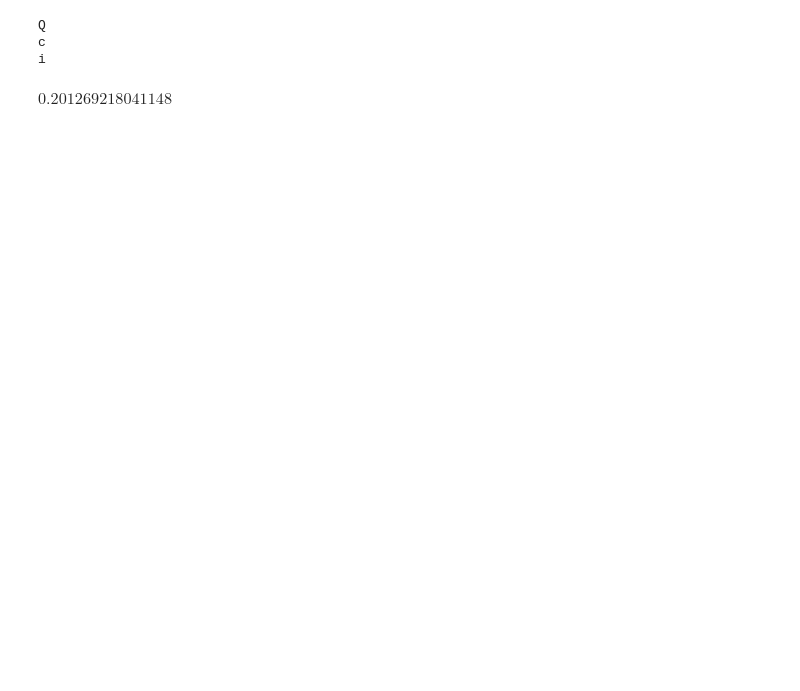
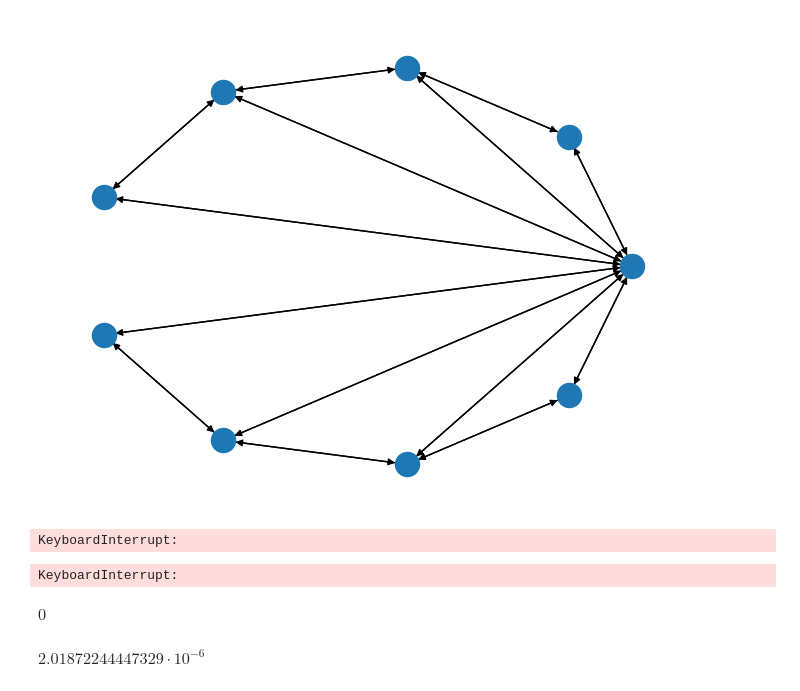
Before and after one commit to alcaemre/linearframework, a Jupyter notebook: linearframework/scripts/testing_umFPT_hopfield_barrier.ipynb, the cells around one changed output. Cells and saved outputs as stored; diff of their text form; code cells hidden in the pictures; blank space fills up the shorter version.

```diff
--- a/linearframework/scripts/testing_umFPT_hopfield_barrier.ipynb
+++ b/linearframework/scripts/testing_umFPT_hopfield_barrier.ipynb
@@ -26,36 +13,66 @@ terminal_vertices = [f'p_{p}', f'p_bar_{p}']
-# %%
-graph = nx.DiGraph()
-graph.add_edges_from(p3_edge_to_sym.keys())
-
-sym_lap = ca.generate_sym_laplacian(graph, p3_edge_to_sym)
-n = sym_lap.rows
-m = len(terminal_vertices)
-Q_n_minus_2 = ca.get_sigma_Q_k(sym_lap, n-m)[1]
-print('Q')
-correct = lfr.sum_sym_weights_jq_roots_ij_path(graph, sym_lap, Q_n_minus_2, terminal_vertices, '1', f'p_{p}')
-print('c')
-incorrect = lfr.sum_sym_weights_jq_roots_ij_path(graph, sym_lap, Q_n_minus_2, terminal_vertices, '1', f'p_bar_{p}')
-print('i')
-
-splitting_ratio = incorrect / correct
-# %% [output]
-Q
-c
-i
+# %%
+p = 4
+butterfly_dict = gen.gen_core_butterfly_dict(5, p)
+
+butterfly_edges = list(butterfly_dict.keys())
+# butterfly_edges.extend([(f'p_{p}', 'e'), (f'p_bar_{p}', 'e_bar')])
+
+butterfly = LinearFrameworkGraph(butterfly_edges)
+
+nx.draw(butterfly.nx_graph, pos=nx.circular_layout(butterfly.nx_graph))
+# %% [output]
+[figure, added]
+# %%
+terminal_vertices = [f'p_{p}', f'p_bar_{p}']
+correct = lfr.splitting_probability(butterfly, '1', f'p_{p}', terminal_vertices=terminal_vertices)
+incorrect = lfr.splitting_probability(butterfly, '1', f'p_bar_{p}', terminal_vertices=terminal_vertices)
+
+# correct = lfr.splitting_probability(butterfly, '1', 'e')  #f'p_{p}', terminal_vertices=terminal_vertices)
+# incorrect = lfr.splitting_probability(butterfly, '1', 'e_bar') # f'p_bar_{p}', terminal_vertices=terminal_vertices)
+
+splitting_ratio = incorrect / correct
+splitting_ratio
+
+# correct = lfr.k_moment_fpt_expression(butterfly, '1', f'p_{p}', 1)
+# incorrect = lfr.k_moment_fpt_expression(butterfly, '1', f'p_bar_{p}', 1)
+
+# mfpt_ratio = correct / incorrect
+# mfpt_ratio
+# %% [output]
+KeyboardInterrupt:
+# %%
+terminal_vertices = [f'p_{p}', f'p_bar_{p}']
+correct_inter = lfr.splitting_probability_intersection(butterfly, '1', f'p_{p}', terminal_vertices=terminal_vertices)
+incorrect_inter = lfr.splitting_probability_intersection(butterfly, '1', f'p_bar_{p}', terminal_vertices=terminal_vertices)
+
+# correct_inter = lfr.splitting_probability_intersection(butterfly, '1', 'e')  #f'p_{p}', terminal_vertices=terminal_vertices)
+# incorrect_inter = lfr.splitting_probability_intersection(butterfly, '1', 'e_bar') # f'p_bar_{p}', terminal_vertices=terminal_vertices)
+
+splitting_ratio_inter = incorrect_inter / correct_inter
+splitting_ratio_inter
+# %% [output]
+KeyboardInterrupt:
+# %%
+splitting_ratio - splitting_ratio_inter
+# %% [output]
+$\displaystyle 0$
 # %%
-expression = splitting_ratio
-num_samples = 2000
+expression = splitting_ratio_inter
+num_samples = 500
 
 datapoints = []
 for i in tqdm.tqdm(range(num_samples)):
     new_edge_to_weight = gen.gen_core_butterfly_dict(5, p)
-    new_sym_to_weight = g_ops.make_sym_to_weight(new_edge_to_weight, p3_edge_to_sym)
+    new_edge_to_weight[(f'p_{p}', 'e')] = 10**((6* np.random.rand()) - 3)
+    new_edge_to_weight[(f'p_bar_{p}', 'e_bar')] = 10**((6* np.random.rand()) - 3)
+
+    new_sym_to_weight = butterfly.make_sym_to_weight(new_edge_to_weight)
     new_datapoint = expression.subs(new_sym_to_weight)
     datapoints.append(new_datapoint)
 
 min(datapoints)
 # %% [output]
-$\displaystyle 0.201269218041148$
+$\displaystyle 2.01872244447329 \cdot 10^{-6}$
 # %%
 neq_datapoints = []
 for i in tqdm.tqdm(range(num_samples)):
```
Also changed, not shown: parts of 4 cells of this notebook, 8 other files.
